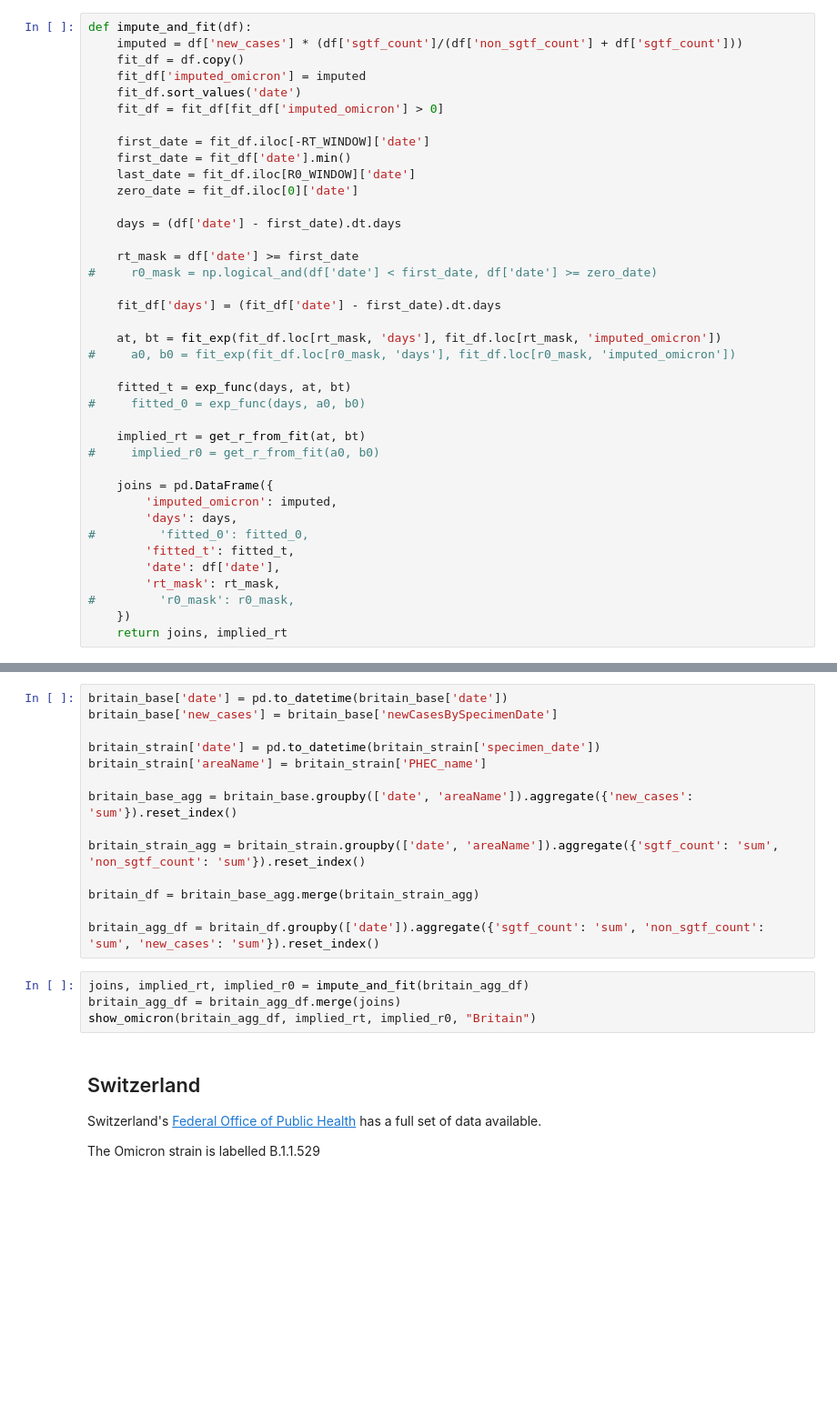
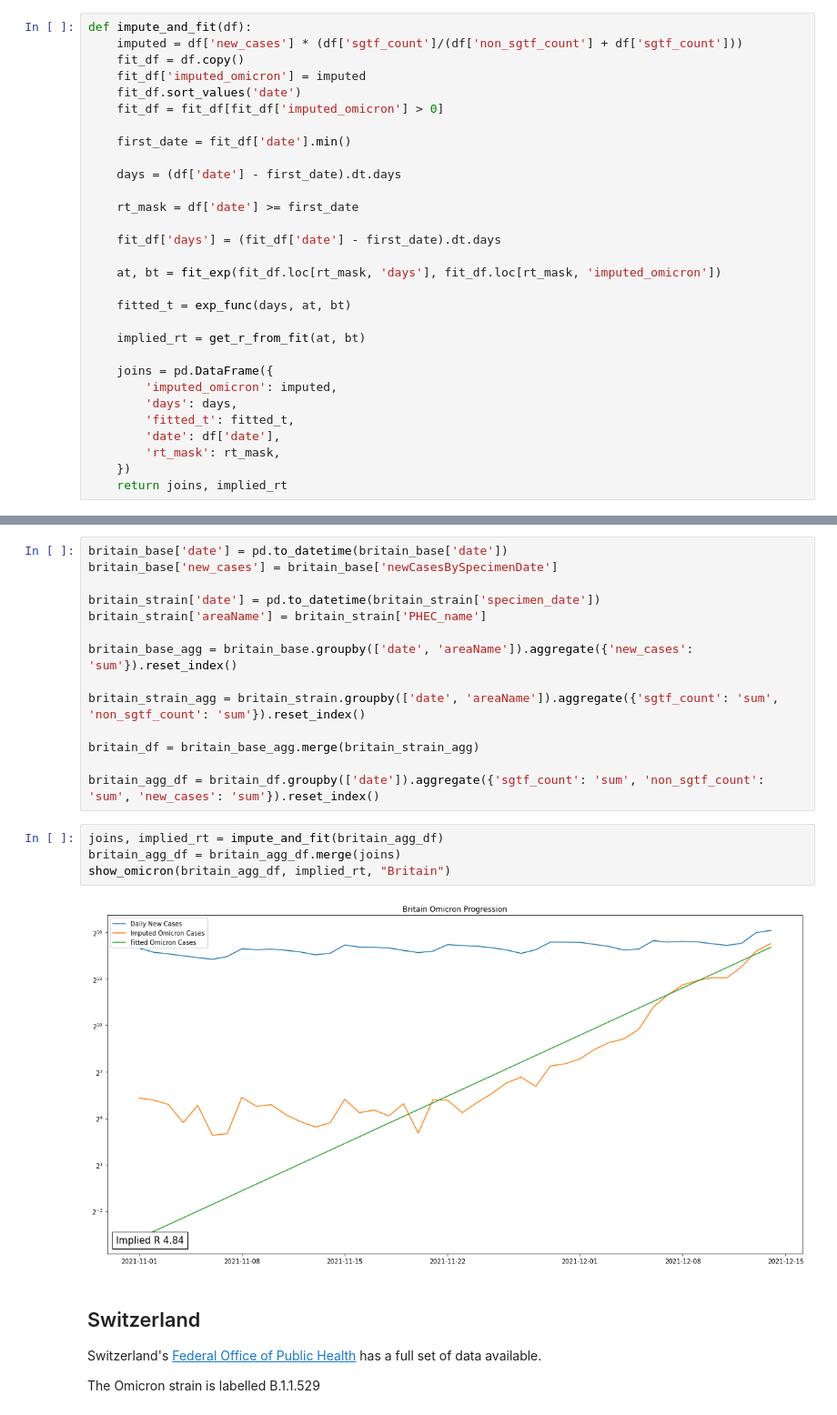
Before and after one commit to rrjzhang/omicron_dive, a Jupyter notebook: r0_calcs.ipynb, the cells around one changed output, grey strips where cells are left out. Shown at 91% size. Saved outputs shown, nothing was run; the diff lists cells and outputs as text; blank space fills up the shorter version.

```diff
--- a/r0_calcs.ipynb
+++ b/r0_calcs.ipynb
@@ -69,35 +67,26 @@ def impute_and_fit(df):
     fit_df.sort_values('date')
     fit_df = fit_df[fit_df['imputed_omicron'] > 0]
 
-    first_date = fit_df.iloc[-RT_WINDOW]['date']
     first_date = fit_df['date'].min()
-    last_date = fit_df.iloc[R0_WINDOW]['date']
-    zero_date = fit_df.iloc[0]['date']
 
     days = (df['date'] - first_date).dt.days
 
     rt_mask = df['date'] >= first_date
-#     r0_mask = np.logical_and(df['date'] < first_date, df['date'] >= zero_date)
 
     fit_df['days'] = (fit_df['date'] - first_date).dt.days
 
     at, bt = fit_exp(fit_df.loc[rt_mask, 'days'], fit_df.loc[rt_mask, 'imputed_omicron'])
-#     a0, b0 = fit_exp(fit_df.loc[r0_mask, 'days'], fit_df.loc[r0_mask, 'imputed_omicron'])
 
     fitted_t = exp_func(days, at, bt)
-#     fitted_0 = exp_func(days, a0, b0)
 
     implied_rt = get_r_from_fit(at, bt)
-#     implied_r0 = get_r_from_fit(a0, b0)
 
     joins = pd.DataFrame({
         'imputed_omicron': imputed,
         'days': days,
-#         'fitted_0': fitted_0,
         'fitted_t': fitted_t,
         'date': df['date'],
         'rt_mask': rt_mask,
-#         'r0_mask': r0_mask,
     })
     return joins, implied_rt
 # %%
@@ -188,9 +177,11 @@ britain_df = britain_base_agg.merge(britain_strain_agg)
 
 britain_agg_df = britain_df.groupby(['date']).aggregate({'sgtf_count': 'sum', 'non_sgtf_count': 'sum', 'new_cases': 'sum'}).reset_index()
 # %%
-joins, implied_rt, implied_r0 = impute_and_fit(britain_agg_df)
+joins, implied_rt = impute_and_fit(britain_agg_df)
 britain_agg_df = britain_agg_df.merge(joins)
-show_omicron(britain_agg_df, implied_rt, implied_r0, "Britain")
+show_omicron(britain_agg_df, implied_rt, "Britain")
+# %% [output]
+[figure, added]
 # %% [markdown]
 ## Switzerland
 
```
Also changed, not shown: parts of 2 cells of this notebook.
